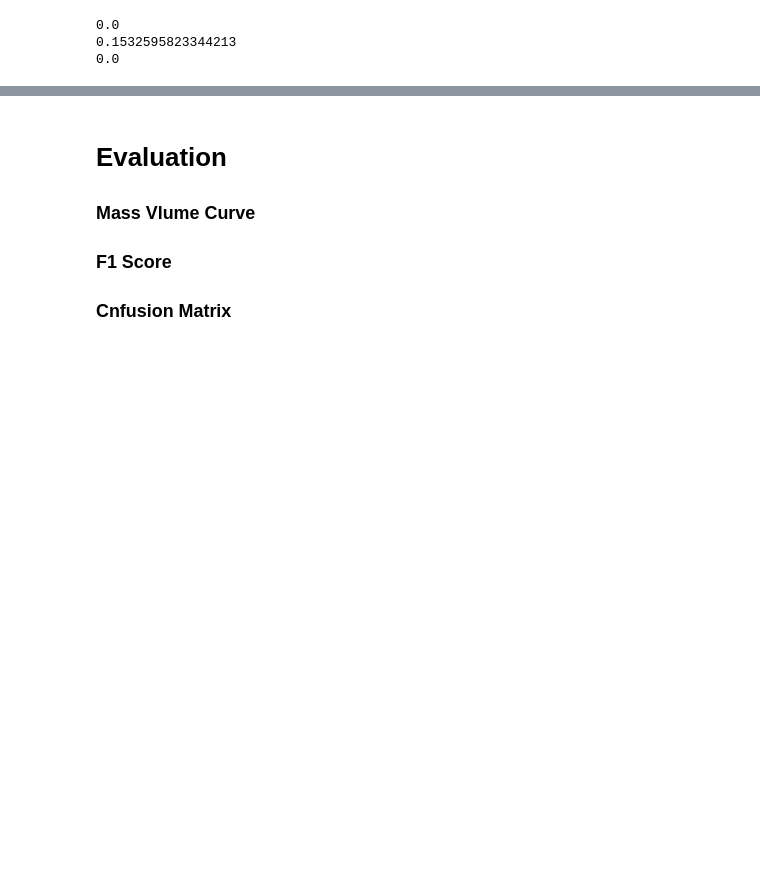
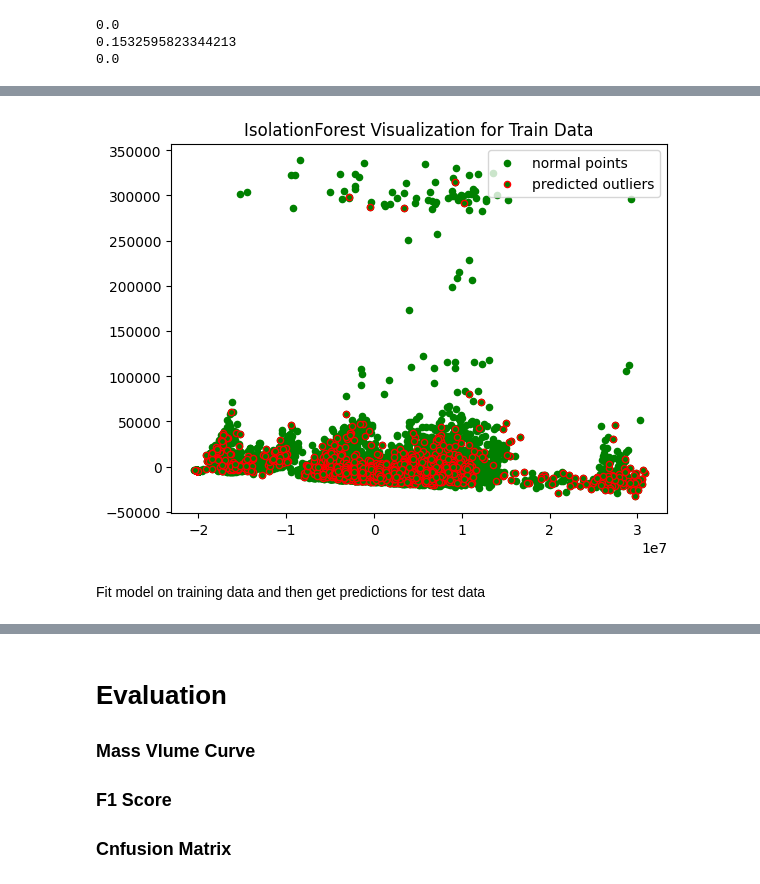
Before and after one commit to Janalytics94/anomaly-detection-software, a Jupyter notebook: src/model/project.ipynb, the cells around one changed output, grey strips where cells are left out. Drawn from its saved outputs; the diff is of its cells as text; code cells hidden in the pictures; blank space fills up the shorter version.

```diff
--- a/src/model/project.ipynb
+++ b/src/model/project.ipynb
@@ -147 +186,17 @@ contamination_rate_validation = calculate_anomalous_rate(validation); print(cont
+# %%
+pca = PCA(2)
+pca.fit(X_train)
+res=pd.DataFrame(pca.transform(X_train))
+Z = np.array(res)
+plt.title("IsolationForest Visualization for Train Data")
+plt.contourf( Z, cmap=plt.cm.Blues_r)
+b1 = plt.scatter(res[0], res[1], c='green',
+                 s=20,label="normal points")
+b1 =plt.scatter(res.iloc[outlier_index_train,0],res.iloc[outlier_index_train,1], c='green',s=20,  edgecolor="red",label="predicted outliers")
+plt.legend(loc="upper right")
+plt.show()
+# %% [output]
+[figure, added]
+# %% [markdown]
+Fit model on training data and then get predictions for test data
 # %%
```
Also changed, not shown: parts of 20 cells of this notebook, 2 other files.
